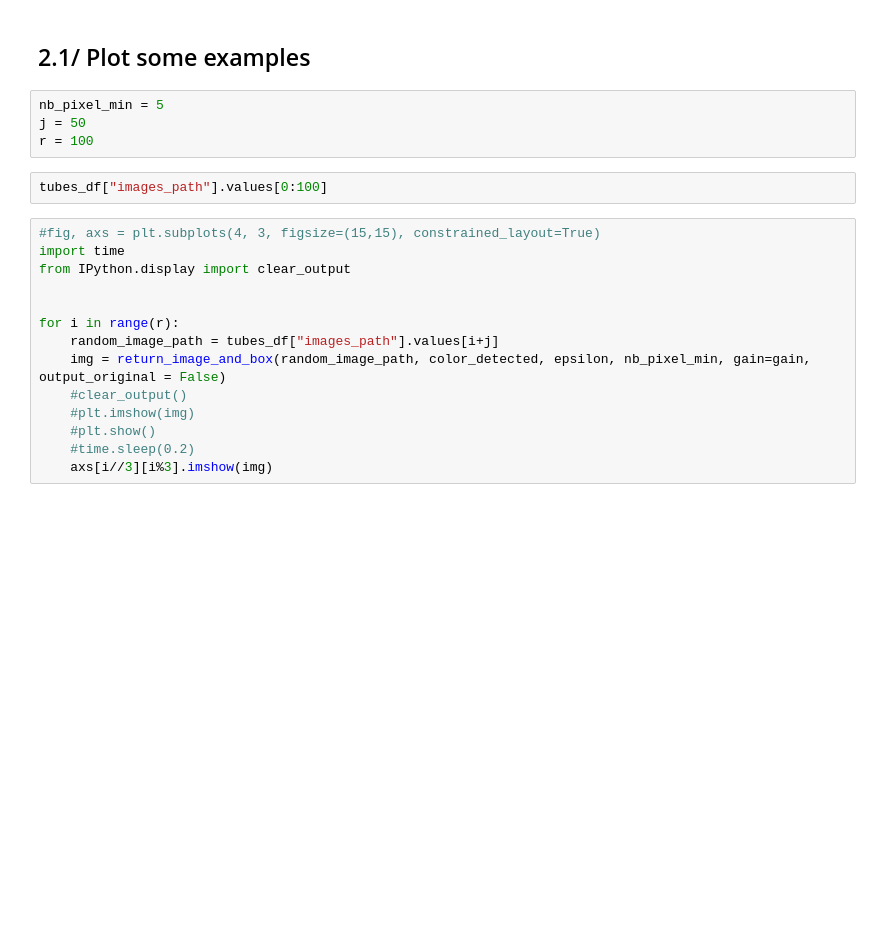
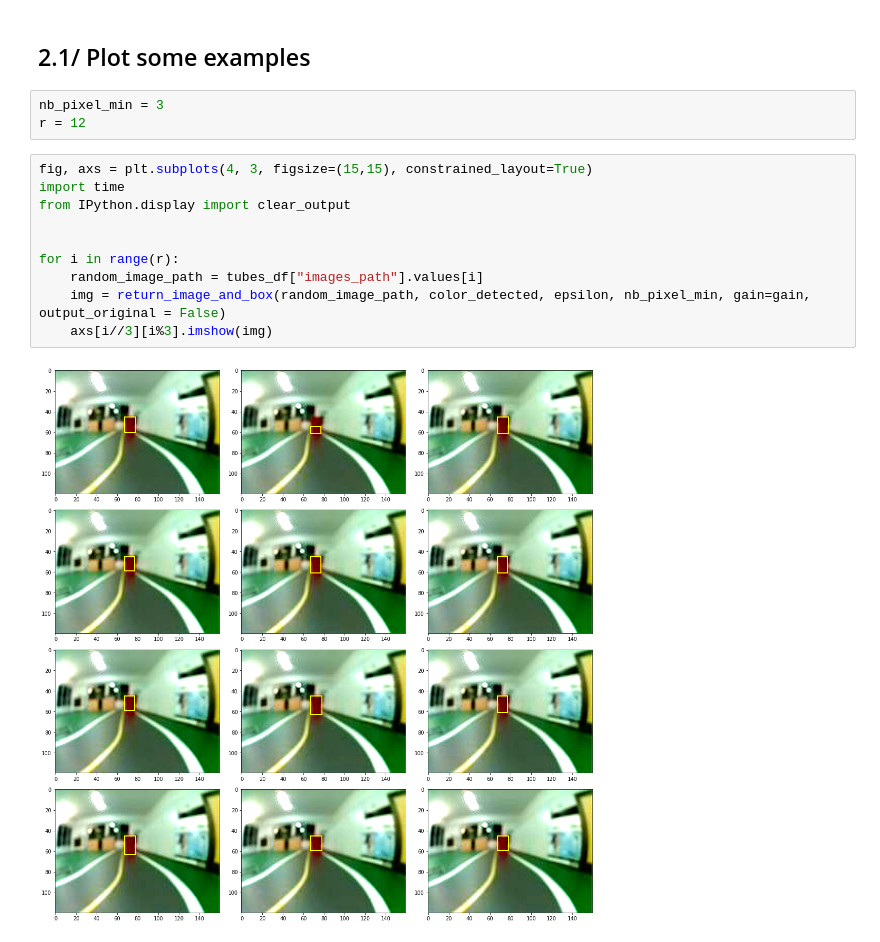
Before and after one commit to publicissapient-france/xebikart-car, a Jupyter notebook: car-ml/workspace/computer_vision/DETECT_color_area.ipynb, the cells around one changed output. Saved outputs shown, nothing was run; the diff lists cells and outputs as text; blank space fills up the shorter version.

```diff
--- a/car-ml/workspace/computer_vision/DETECT_color_area.ipynb
+++ b/car-ml/workspace/computer_vision/DETECT_color_area.ipynb
@@ -231,23 +255,18 @@ def return_image_and_box(image_path, color_detected, epsilon, nb_pixel_min, gain
     return tf.image.draw_bounding_boxes(tf_image_normalized, box)[0,:,:,:]
 # %% [markdown]
 ## 2.1/ Plot some examples
-# %%
-nb_pixel_min = 5
-j = 50
-r = 100
-# %%
-tubes_df["images_path"].values[0:100]
+# %%
+nb_pixel_min = 3
+r = 12
 # %%
-#fig, axs = plt.subplots(4, 3, figsize=(15,15), constrained_layout=True)
+fig, axs = plt.subplots(4, 3, figsize=(15,15), constrained_layout=True)
 import time
 from IPython.display import clear_output
 
 
 for i in range(r):
-    random_image_path = tubes_df["images_path"].values[i+j]
+    random_image_path = tubes_df["images_path"].values[i]
     img = return_image_and_box(random_image_path, color_detected, epsilon, nb_pixel_min, gain=gain, output_original = False)
-    #clear_output()
-    #plt.imshow(img)
-    #plt.show()
-    #time.sleep(0.2)
     axs[i//3][i%3].imshow(img)
+# %% [output]
+[figure, added]
```
Also changed, not shown: parts of 12 cells of this notebook.
